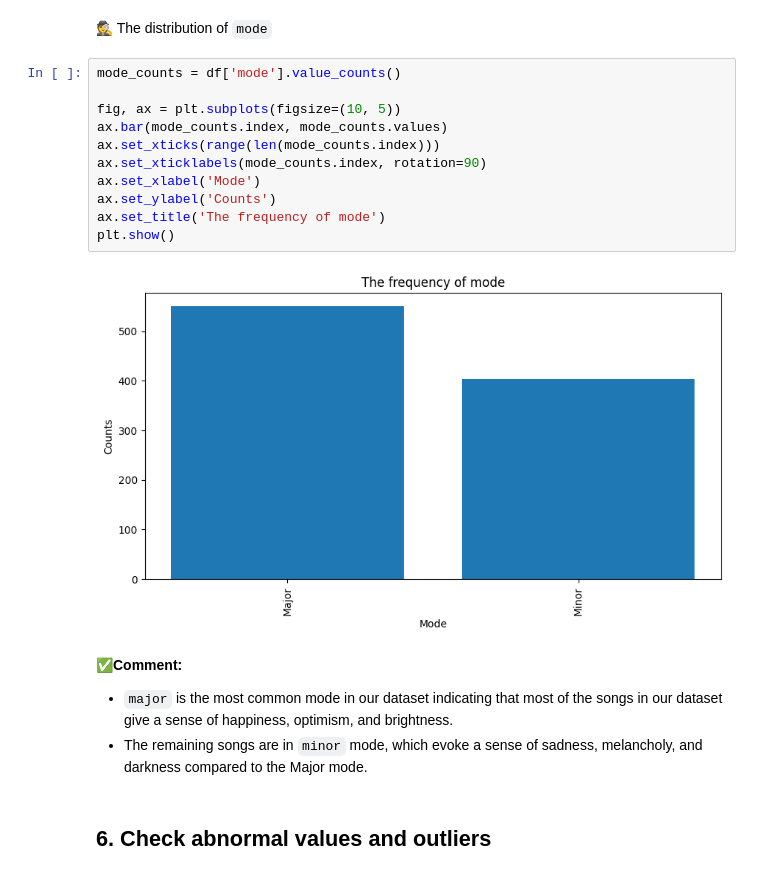
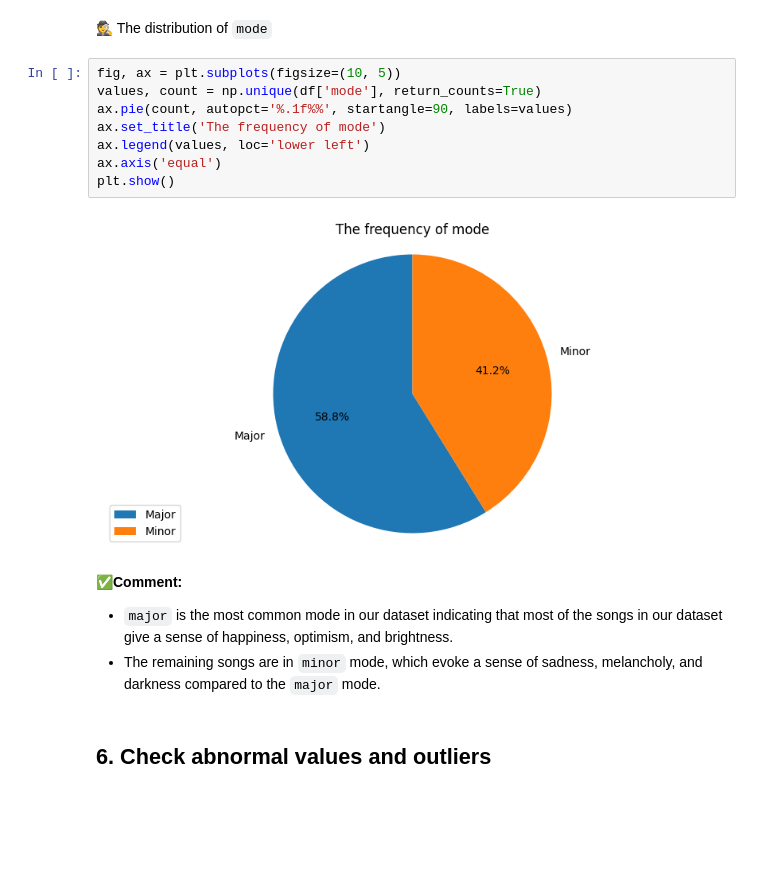
Before and after one commit to khanhnhan1512/Final-Project-DS-Programming, a Jupyter notebook: 02-Data_Exploration_and_Preprocessing.ipynb, the cells around one changed output. Saved outputs shown, nothing was run; the diff lists cells and outputs as text; blank space fills up the shorter version.

Commit message:
use pie chart to add variety and visual appeal :))

```diff
--- a/02-Data_Exploration_and_Preprocessing.ipynb
+++ b/02-Data_Exploration_and_Preprocessing.ipynb
@@ -606,23 +606,20 @@ plt.show()
 - `D#` is the least common key in our dataset with `32` songs.
 # %% [markdown]
 🕵️ The distribution of `mode`
-# %%
-mode_counts = df['mode'].value_counts()
-
-fig, ax = plt.subplots(figsize=(10, 5))
-ax.bar(mode_counts.index, mode_counts.values)
-ax.set_xticks(range(len(mode_counts.index)))
-ax.set_xticklabels(mode_counts.index, rotation=90)
-ax.set_xlabel('Mode')
-ax.set_ylabel('Counts')
-ax.set_title('The frequency of mode')
-plt.show()
-# %% [output]
-[figure, removed]
+# %%
+fig, ax = plt.subplots(figsize=(10, 5))
+values, count = np.unique(df['mode'], return_counts=True)
+ax.pie(count, autopct='%.1f%%', startangle=90, labels=values)
+ax.set_title('The frequency of mode')
+ax.legend(values, loc='lower left')
+ax.axis('equal')
+plt.show()
+# %% [output]
+[figure, added]
 # %% [markdown]
 ✅**Comment:**
 - `major` is the most common mode in our dataset indicating that most of the songs in our dataset give a sense of happiness, optimism, and brightness.
-- The remaining songs are in `minor` mode, which evoke a sense of sadness, melancholy, and darkness compared to the Major mode.
+- The remaining songs are in `minor` mode, which evoke a sense of sadness, melancholy, and darkness compared to the `major` mode.
 # %% [markdown]
 ## 6. Check abnormal values and outliers
 # %% [markdown]
```
